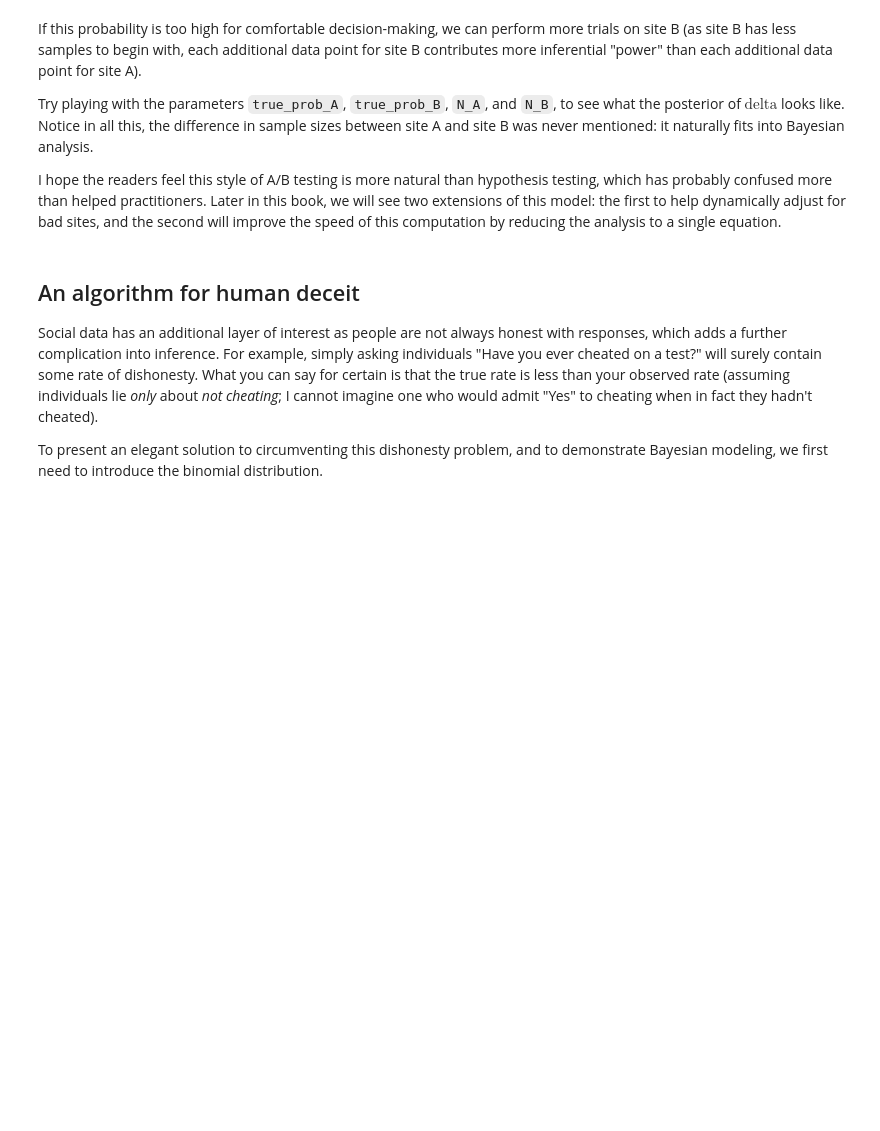
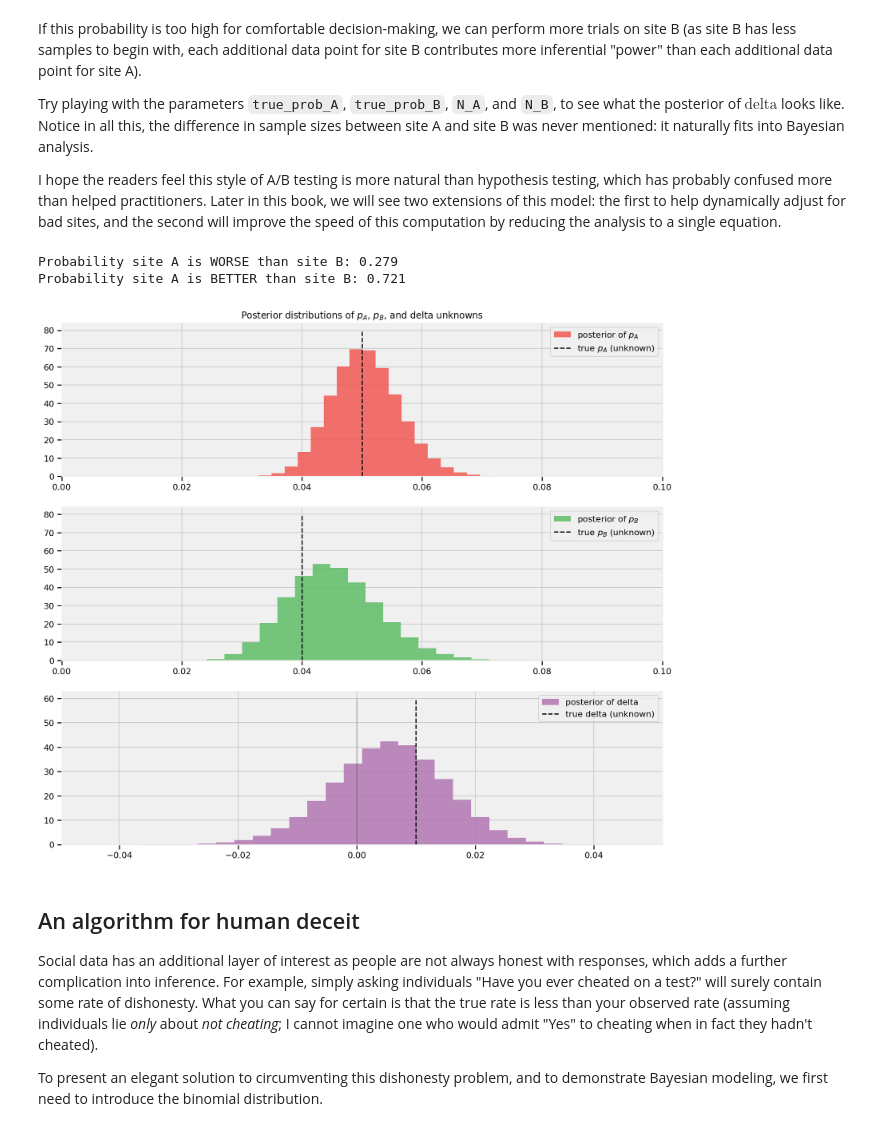
Before and after one commit to rikazry/Probabilistic-Programming-and-Bayesian-Methods-for-Hackers, a Jupyter notebook: exercises/Copy_of_Ch2_MorePyMC_TFP.ipynb, the cells around one changed output. Cells and saved outputs as stored; diff of their text form; code cells hidden in the pictures; blank space fills up the shorter version.

```diff
--- a/exercises/Copy_of_Ch2_MorePyMC_TFP.ipynb
+++ b/exercises/Copy_of_Ch2_MorePyMC_TFP.ipynb
@@ -1064,6 +1064,63 @@ If this probability is too high for comfortable decision-making, we can perform
 Try playing with the parameters `true_prob_A`, `true_prob_B`, `N_A`, and `N_B`, to see what the posterior of $\text{delta}$ looks like. Notice in all this, the difference in sample sizes between site A and site B was never mentioned: it naturally fits into Bayesian analysis.
 
 I hope the readers feel this style of A/B testing is more natural than hypothesis testing, which has probably confused more than helped practitioners. Later in this book, we will see two extensions of this model: the first to help dynamically adjust for bad sites, and the second will improve the speed of this computation by reducing the analysis to a single equation.
+# %%
+alpha_prior = 1
+beta_prior = 1
+
+conversions_from_A = tf.reduce_sum(observations_A_)
+conversions_from_B = tf.reduce_sum(observations_B_)
+
+
+posterior_A = tfd.Beta(concentration1=tf.cast(alpha_prior + conversions_from_A, tf.float32), concentration0=tf.cast(beta_prior+tf.cast(N_A_, tf.int32)-conversions_from_A, tf.float32))
+posterior_B = tfd.Beta(concentration1=tf.cast(alpha_prior + conversions_from_B, tf.float32), concentration0=tf.cast(beta_prior+tf.cast(N_B_, tf.int32)-conversions_from_B, tf.float32))
+
+samples = 500000
+samples_posterior_A = posterior_A.sample(sample_shape=(samples))
+samples_posterior_B = posterior_B.sample(sample_shape=(samples))
+samples_posterior_delta = samples_posterior_A-samples_posterior_B
+
+# Count the number of samples less than 0, i.e. the area under the curve
+# before 0, represent the probability that site A is worse than site B.
+print("Probability site A is WORSE than site B: %.3f" % \
+    np.mean(samples_posterior_delta < 0))
+
+print("Probability site A is BETTER than site B: %.3f" % \
+    np.mean(samples_posterior_delta > 0))
+# %% [output]
+Probability site A is WORSE than site B: 0.279
+Probability site A is BETTER than site B: 0.721
+# %%
+plt.figure(figsize(12.5, 12.5))
+
+#histogram of posteriors
+
+ax = plt.subplot(311)
+
+plt.xlim(0, .1)
+plt.hist(samples_posterior_A, histtype='stepfilled', bins=25, alpha=0.85,
+         label="posterior of $p_A$", color=TFColor[0], density=True)
+plt.vlines(true_prob_A_, 0, 80, linestyle="--", label="true $p_A$ (unknown)")
+plt.legend(loc="upper right")
+plt.title("Posterior distributions of $p_A$, $p_B$, and delta unknowns")
+
+ax = plt.subplot(312)
+
+plt.xlim(0, .1)
+plt.hist(samples_posterior_B, histtype='stepfilled', bins=25, alpha=0.85,
+         label="posterior of $p_B$", color=TFColor[2], density=True)
+plt.vlines(true_prob_B_, 0, 80, linestyle="--", label="true $p_B$ (unknown)")
+plt.legend(loc="upper right")
+
+ax = plt.subplot(313)
+plt.hist(samples_posterior_delta, histtype='stepfilled', bins=30, alpha=0.85,
+         label="posterior of delta", color=TFColor[6], density=True)
+plt.vlines(true_prob_A_ - true_prob_B_, 0, 60, linestyle="--",
+           label="true delta (unknown)")
+plt.vlines(0, 0, 60, color="black", alpha=0.2)
+plt.legend(loc="upper right");
+# %% [output]
+[figure, added]
 # %% [markdown]
 ## An algorithm for human deceit
 
```
Also changed, not shown: parts of 2 cells of this notebook.
